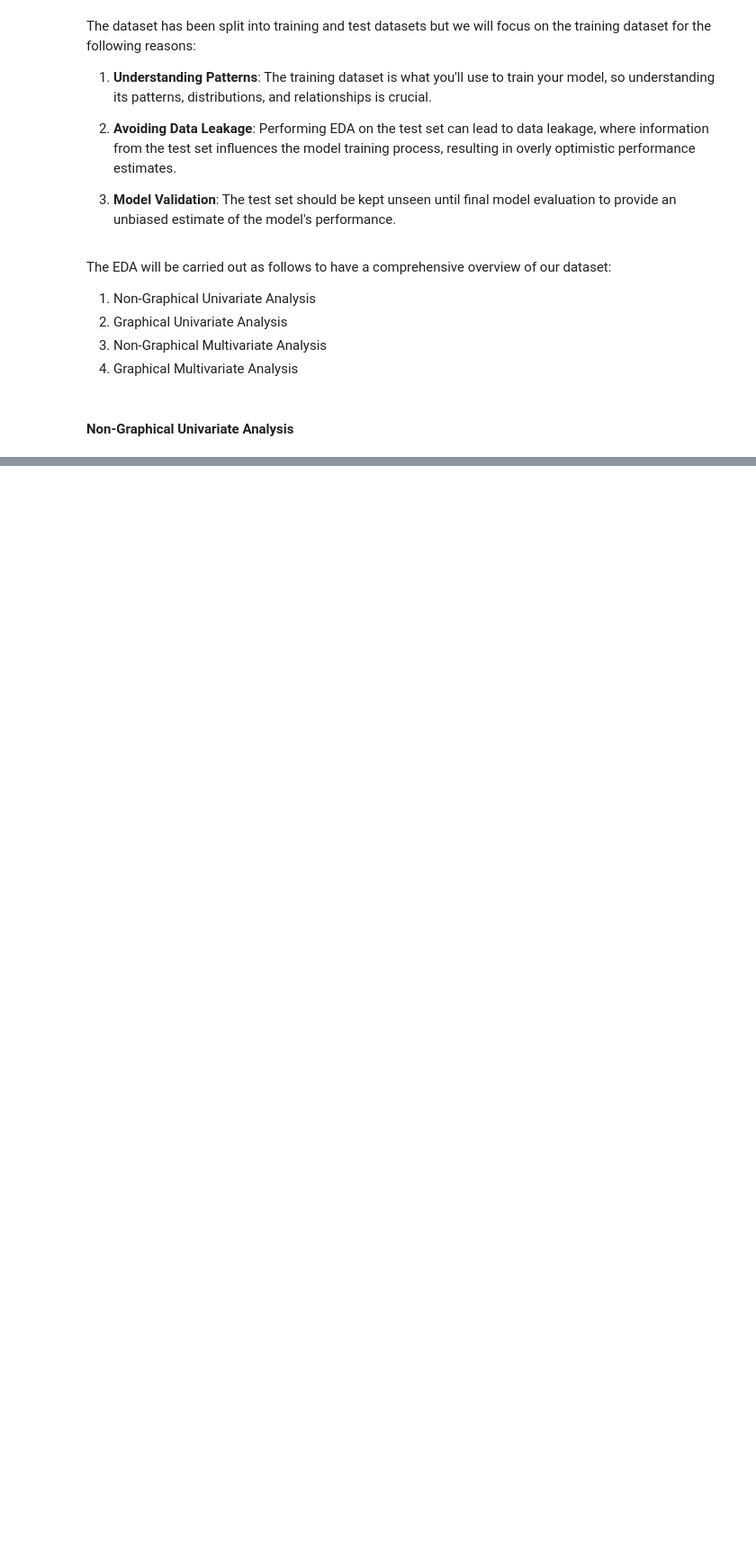
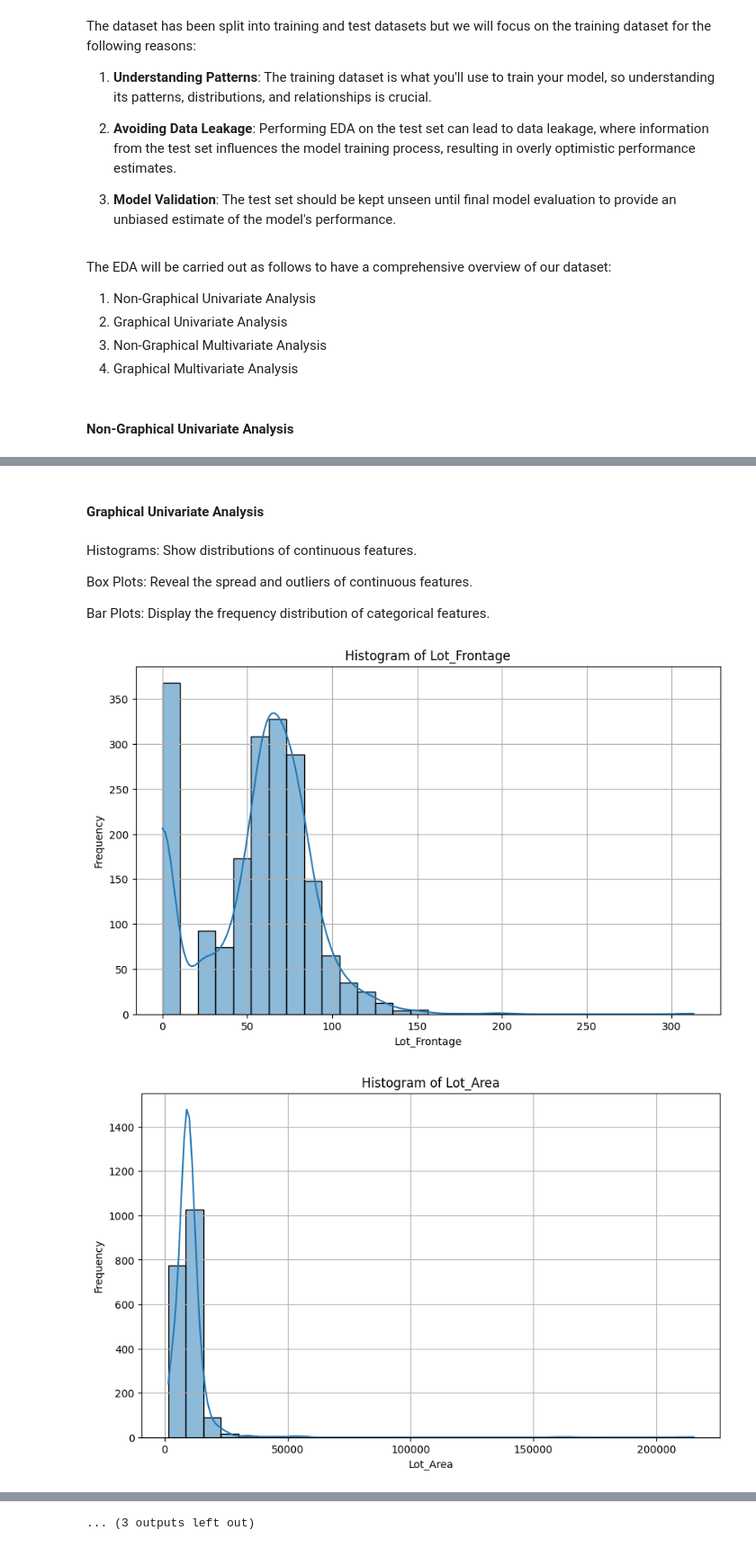
Before and after one commit to Sunday-Oladokun/Predictive-Modelling-Of-House-Prices-Using-Regression-Models, a Jupyter notebook: House Prices Prediction.ipynb, the cells around one changed output, grey strips where cells are left out. Shown at 90% size. Drawn from its saved outputs; the diff is of its cells as text; code cells hidden in the pictures; blank space fills up the shorter version.

```diff
--- a/House Prices Prediction.ipynb
+++ b/House Prices Prediction.ipynb
@@ -475,0 +684,54 @@ Unique values in Sale_Price: 790
+# %% [markdown]
+#### __Graphical Univariate Analysis__
+# %% [markdown]
+Histograms: Show distributions of continuous features.
+
+Box Plots: Reveal the spread and outliers of continuous features.
+
+Bar Plots: Display the frequency distribution of categorical features.
+# %%
+# Function to create histograms
+def plot_histograms(df, columns):
+    for col in columns:
+        plt.figure(figsize=(10, 6))
+        sns.histplot(df[col], kde=True, bins=30)
+        plt.title(f'Histogram of {col}')
+        plt.xlabel(col)
+        plt.ylabel('Frequency')
+        plt.grid(True)
+        plt.show()
+
+# Function to create box plots
+def plot_boxplots(df, columns):
+    for col in columns:
+        plt.figure(figsize=(10, 6))
+        sns.boxplot(x=df[col])
+        plt.title(f'Box Plot of {col}')
+        plt.xlabel(col)
+        plt.grid(True)
+        plt.show()
+
+# Function to create bar plots
+def plot_barplots(df, columns):
+    for col in columns:
+        plt.figure(figsize=(10, 6))
+        sns.countplot(x=df[col])
+        plt.title(f'Bar Plot of {col}')
+        plt.xlabel(col)
+        plt.ylabel('Count')
+        plt.xticks(rotation=45)
+        plt.grid(True)
+        plt.show()
+
+# Define the columns for graphical analysis
+histogram_columns = ['Lot_Frontage', 'Lot_Area', 'Year_Built', 'Total_Bsmt_SF', 'First_Flr_SF', 'Second_Flr_SF', 'Sale_Price']
+boxplot_columns = ['Total_Bsmt_SF', 'First_Flr_SF', 'Second_Flr_SF']
+barplot_columns = ['Full_Bath', 'Half_Bath', 'Bedroom_AbvGr', 'Kitchen_AbvGr', 'Fireplaces']
+
+# Generate the plots
+plot_histograms(train_df, histogram_columns)
+plot_boxplots(train_df, boxplot_columns)
+plot_barplots(train_df, barplot_columns)
+# %% [output]
+[figure, added]
+[figure, added]
@@ -475,0 +748 @@ Unique values in Sale_Price: 790
+... (3 outputs left out)
```
Also changed, not shown: parts of 7 cells of this notebook.
